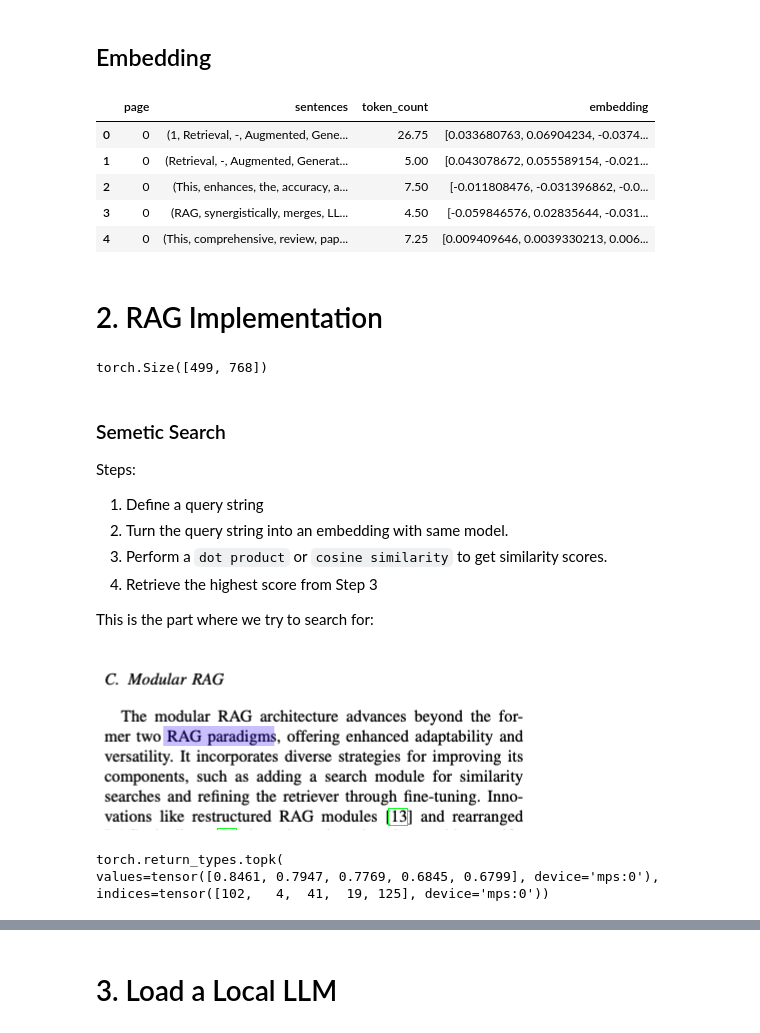
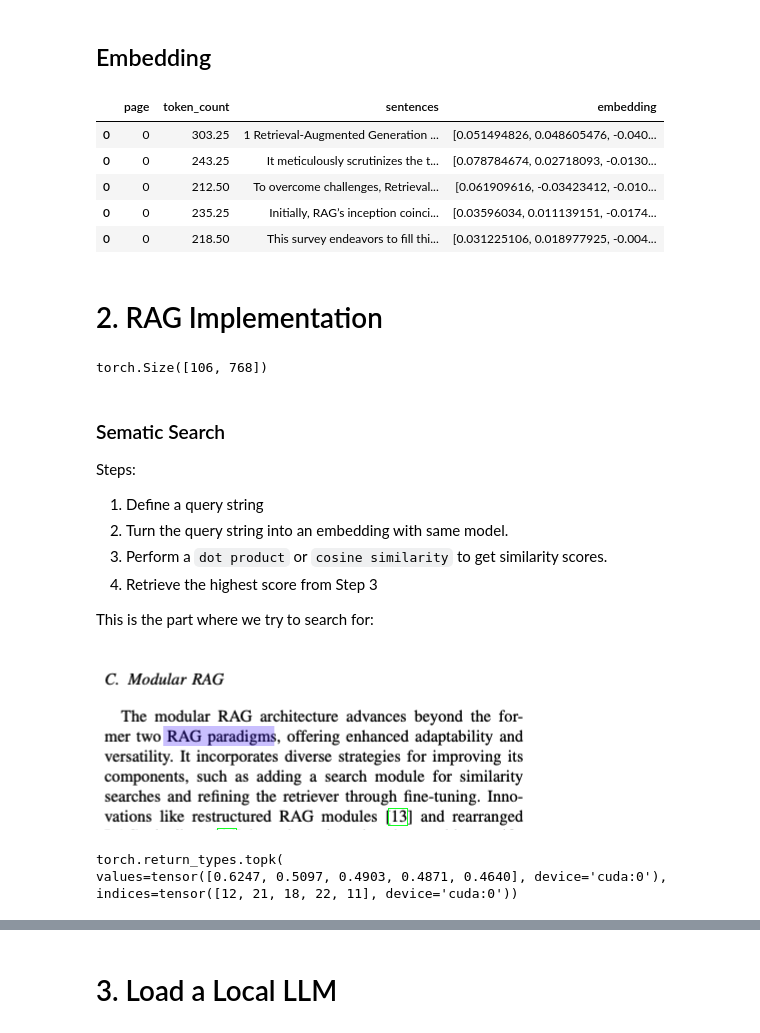
Before and after one commit to pladee42/simple-rag-project, a Jupyter notebook: rag.ipynb, the cells around one changed output, grey strips where cells are left out. Saved outputs shown, nothing was run; the diff lists cells and outputs as text; code cells hidden in the pictures.

```diff
--- a/rag.ipynb
+++ b/rag.ipynb
@@ -143,12 +137,0 @@ df.drop([16, 17, 18, 19, 20], inplace=True)
-# %%
-splitted_sentences = []
-for page in range(len(df)):
-    for sentence in df.iloc[page]['sentences_list']:
-        sentences_dict = {}
-        sentences_dict['page'] = page
-        sentences_dict['sentences'] = sentence
-        sentences_dict['token_count'] = len(sentence) / 4
-        splitted_sentences.append(sentences_dict)
-
-sentences_df = pd.DataFrame(splitted_sentences)
-sentences_df
@@ -168,0 +140,13 @@ sentences_df
+# %%
+# Create a split list function
+# e.g. [7] --> [5, 2]
+def split_list(input_list: list, slice_size: int = 5):
+    temp = []
+    # Convert dtype = spacy.tokens.span.Span to String
+    for sentence in input_list:
+        temp.append(sentence.text)
+    input_list = temp
+    return [input_list[i:i + slice_size] for i in range(0, len(input_list), slice_size)]
+# %%
+df['splitted_list'] = df['sentences_list'].apply(split_list)
+df.head()
@@ -168,0 +162,7 @@ sentences_df
+# %%
+sentences_df = df.explode('splitted_list')
+sentences_df['splitted_list'] = sentences_df['splitted_list'].apply(lambda x: "".join(x))
+sentences_df['token_count'] = sentences_df['splitted_list'].apply(lambda x: len(x) / 4)
+sentences_df.rename(columns={'page_number': 'page', 'splitted_list': 'sentences'}, inplace=True)
+sentences_df = sentences_df[['page', 'token_count', 'sentences']]
+sentences_df.head()
@@ -171,17 +178,17 @@ sentences_df
 # %%
 embedding_model = SentenceTransformer(model_name_or_path="all-mpnet-base-v2",
                                       device=device)
 
 
-sentences_df['embedding'] = sentences_df['sentences'].apply(lambda sentences: embedding_model.encode(sentences.text))
+sentences_df['embedding'] = sentences_df['sentences'].apply(lambda sentences: embedding_model.encode(sentences))
 sentences_df.head()
 # %% [output]
-|  | page | sentences | token_count | embedding |
-| 0 | 0 | (1, Retrieval, -, Augmented, Gene... | 26.75 | [0.033680763, 0.06904234, -0.0374... |
-| 1 | 0 | (Retrieval, -, Augmented, Generat... | 5.00 | [0.043078672, 0.055589154, -0.021... |
-| 2 | 0 | (This, enhances, the, accuracy, a... | 7.50 | [-0.011808476, -0.031396862, -0.0... |
-| 3 | 0 | (RAG, synergistically, merges, LL... | 4.50 | [-0.059846576, 0.02835644, -0.031... |
-| 4 | 0 | (This, comprehensive, review, pap... | 7.25 | [0.009409646, 0.0039330213, 0.006... |
+|  | page | token_count | sentences | embedding |
+| 0 | 0 | 303.25 | 1 Retrieval-Augmented Generation ... | [0.051494826, 0.048605476, -0.040... |
+| 0 | 0 | 243.25 | It meticulously scrutinizes the t... | [0.078784674, 0.02718093, -0.0130... |
+| 0 | 0 | 212.50 | To overcome challenges, Retrieval... | [0.061909616, -0.03423412, -0.010... |
+| 0 | 0 | 235.25 | Initially, RAG’s inception coinci... | [0.03596034, 0.011139151, -0.0174... |
+| 0 | 0 | 218.50 | This survey endeavors to fill thi... | [0.031225106, 0.018977925, -0.004... |
 # %% [markdown]
 # 2. RAG Implementation
 # %%
@@ -193,9 +200,9 @@ from sentence_transformers import util, SentenceTransformer
 embeddings = torch.tensor(np.array(sentences_df["embedding"].tolist()), dtype=torch.float32).to(device)
 embeddings.shape
 # %% [output]
-torch.Size([499, 768])
+torch.Size([106, 768])
 # %% [markdown]
-### Semetic Search
+### Sematic Search
 
 Steps:
 1. Define a query string
@@ -221,8 +228,8 @@ dot_product_results = torch.topk(dot_scores, k=5) # k=5 means top 5
 dot_product_results
 # %% [output]
 torch.return_types.topk(
-values=tensor([0.8461, 0.7947, 0.7769, 0.6845, 0.6799], device='mps:0'),
-indices=tensor([102,   4,  41,  19, 125], device='mps:0'))
+values=tensor([0.6247, 0.5097, 0.4903, 0.4871, 0.4640], device='cuda:0'),
+indices=tensor([12, 21, 18, 22, 11], device='cuda:0'))
 # %%
 for score, idx in zip(dot_product_results[0], dot_product_results[1]):
     print(f"Score = {score:.3f}\n Sentence = {sentences_df.iloc[idx.item()]['sentences']}\n")
```
Also changed, not shown: parts of 32 cells of this notebook, 1 other file.
